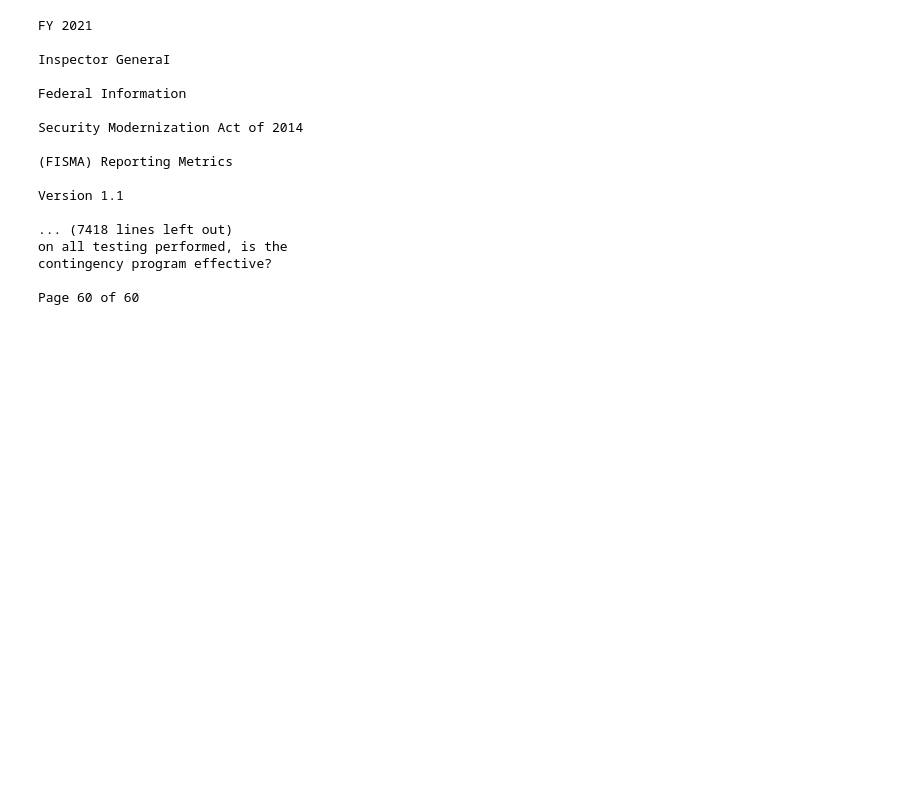
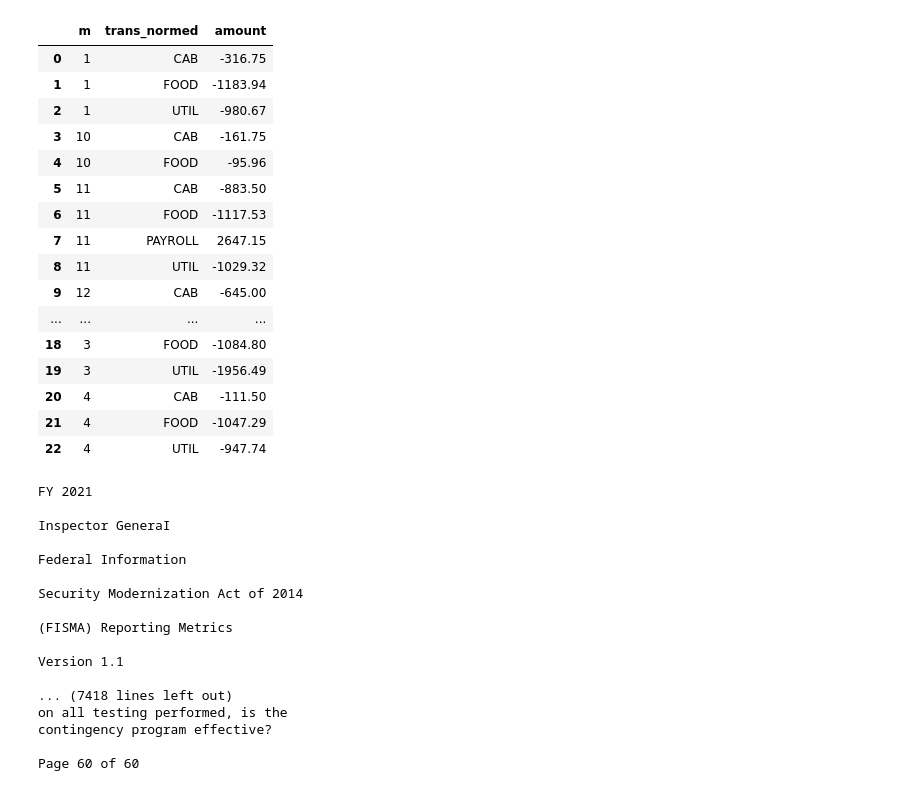
Before and after one commit to tmnkopp/PythonAutomation, a Jupyter notebook: Untitled.ipynb, the cells around one changed output. Cells and saved outputs as stored; diff of their text form; code cells hidden in the pictures; blank space fills up the shorter version.

```diff
--- a/Untitled.ipynb
+++ b/Untitled.ipynb
@@ -2,6 +5,40 @@
 from pdfminer.high_level import extract_text
 from pdfminer.high_level import extract_pages
 from pdfminer.layout import LTTextContainer
+# %%
+def trans_normed(t):
+    if "YELLOW CAB" in t:
+        return "CAB"
+    if re.findall("CONOCO|RENO|ALBERT", t ) :
+        return "FOOD"
+    if re.findall("SPECT|COOPER|PROG|NORTHWEST|MISSOU|REPUBLIC", t.upper() ) :
+        return "UTIL"
+    if "PAYROLL" in t:
+        return "PAYROLL"
+    return t
+df=pd.read_csv(r'C:\Users\timko\Documents\LEE\Checking1.csv')
+df['trans_normed'] = df['trans'].apply(trans_normed)
+df['m'] = df['date'].apply(lambda s: re.sub("[^0-9]",  "", s[:2]) )
+df.to_csv(r'C:\Users\timko\Documents\LEE\Checking2.csv', index=False)
+df.groupby(['m','trans_normed'], as_index=False).sum()
+# %% [output]
+|  | m | trans_normed | amount |
+| 0 | 1 | CAB | -316.75 |
+| 1 | 1 | FOOD | -1183.94 |
+| 2 | 1 | UTIL | -980.67 |
+| 3 | 10 | CAB | -161.75 |
+| 4 | 10 | FOOD | -95.96 |
+| 5 | 11 | CAB | -883.50 |
+| 6 | 11 | FOOD | -1117.53 |
+| 7 | 11 | PAYROLL | 2647.15 |
+| 8 | 11 | UTIL | -1029.32 |
+| 9 | 12 | CAB | -645.00 |
+| ... | ... | ... | ... |
+| 18 | 3 | FOOD | -1084.80 |
+| 19 | 3 | UTIL | -1956.49 |
+| 20 | 4 | CAB | -111.50 |
+| 21 | 4 | FOOD | -1047.29 |
+| 22 | 4 | UTIL | -947.74 |
 # %%
 text = extract_text(r'C:\Users\Tim\Downloads\IGHELP.pdf')
 print(repr(text))
```
Also changed, not shown: parts of 1 cell of this notebook, 14 other files.
